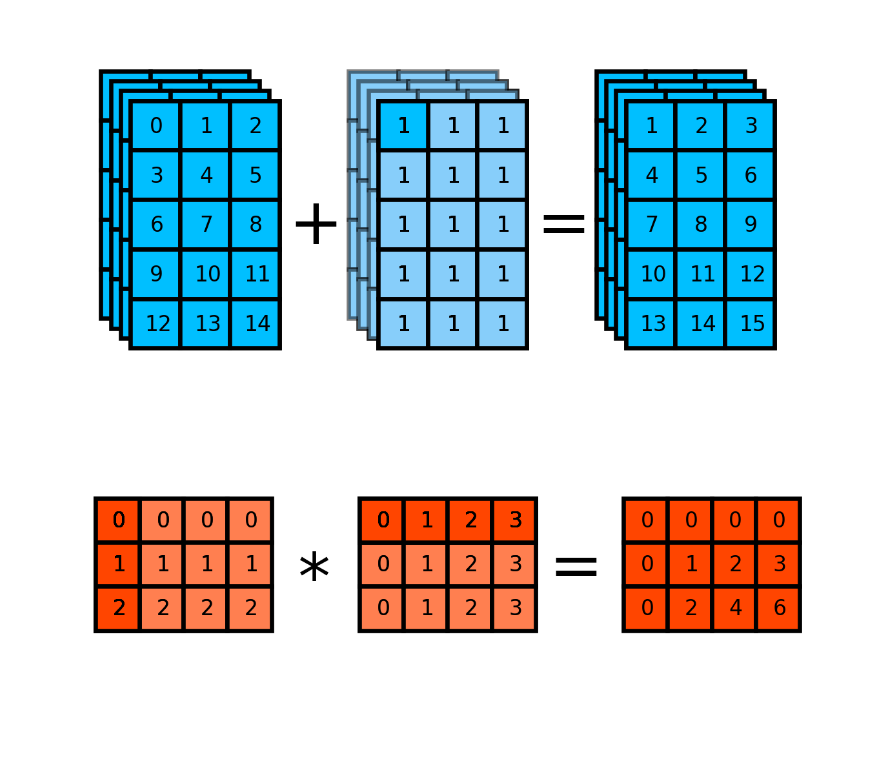
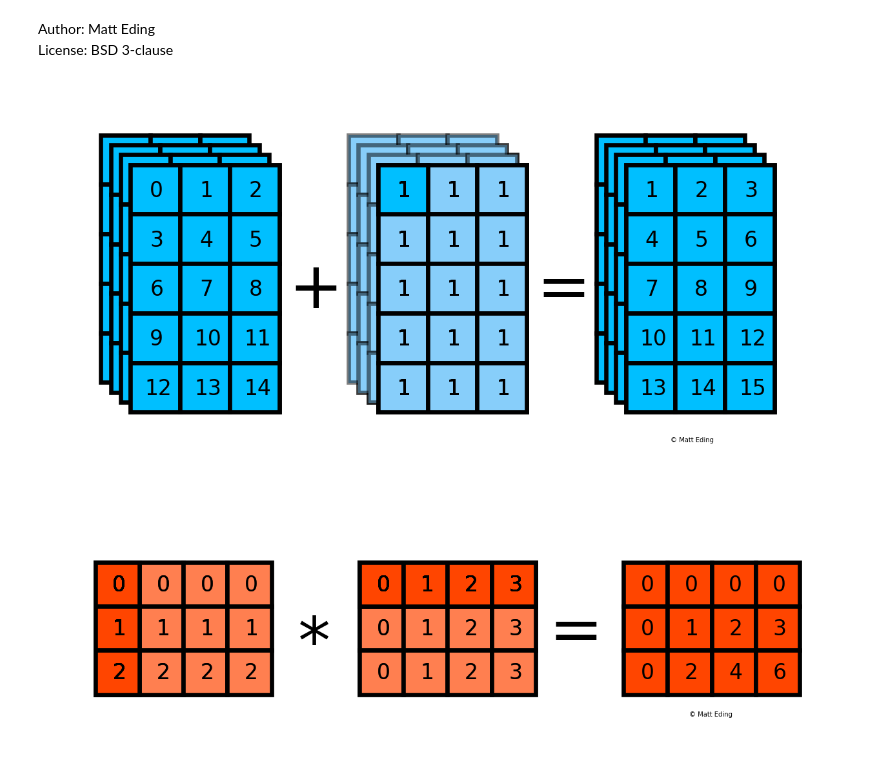
Before and after one commit to MattEding/Python-Article-Resources, a Jupyter notebook: broadcasting/broadcasting.ipynb, the cells around one changed output. Drawn from its saved outputs; the diff is of its cells as text; code cells hidden in the pictures; blank space fills up the shorter version.

```diff
--- a/broadcasting/broadcasting.ipynb
+++ b/broadcasting/broadcasting.ipynb
@@ -1,3 +1,6 @@
+# %% [markdown]
+Author: Matt Eding
+License: BSD 3-clause
 # %%
 from functools import partial
 from pathlib import Path
@@ -47,6 +50,7 @@ arr_plt = partial(array_plot, size=figsize)
 canvas = np.zeros((max_height + 2, max_width + 2))
 plt.imshow(canvas, alpha=0, aspect='equal')
 plt.axis('off')
+plt.text(12, 6.7, '© Matt Eding')
 
 def plot_ndim(arr, depth, color, xo, yo):
     dim_plt = partial(arr_plt, color=color)
@@ -75,41 +79,41 @@ scalar_plt = partial(broadcast_plt, np.reshape(scalar, (1, 1)), xoff=xoff, yoff=
 
 scalar_plt(linestyle='--')
 plt.text(4.3, 4, s='+', fontsize=100)
-# plt.savefig(f'broadcasting', bbox_inches='tight')
+plt.savefig(f'broadcasting', bbox_inches='tight')
 
 # Expand Down
 stacker = arr.copy()
 for h in range(height):
     broadcast_plt(arr, xoff=xoff, yoff=yoff, alpha=0.5)
     arr = np.vstack((arr, stacker))
     scalar_plt()
-#     plt.savefig(f'broadcasting_{h}', bbox_inches='tight')
+    plt.savefig(f'broadcasting_{h}', bbox_inches='tight')
 
 # Expand Across
 arr = arr[:-1]  # undo extra stack
 stacker = arr.copy()
 for w in range(width):
     broadcast_plt(arr, xoff=xoff, yoff=yoff, alpha=0.5)
     arr = np.hstack((arr, stacker))
     scalar_plt()
-#     plt.savefig(f'broadcasting_{h}_{w}', bbox_inches='tight')
+    plt.savefig(f'broadcasting_{h}_{w}', bbox_inches='tight')
 
 # Expand Depth
 arr = arr[:,:-1]  # undo extra stack
 for d in range(depth):
     for i in reversed(range(d+1)):
         xoff = 6 - i * 0.2 + (w + 1) * 0.2
         yoff = 1 - i * 0.2 + (w + 1) * 0.2
         broadcast_plt(arr, xoff=xoff, yoff=yoff, text=False, alpha=0.5)
         if not i:
             broadcast_plt(arr, xoff=xoff, yoff=yoff)
             scalar_plt()
-#     plt.savefig(f'broadcasting_{h}_{w}_{d}', bbox_inches='tight')
+    plt.savefig(f'broadcasting_{h}_{w}_{d}', bbox_inches='tight')
 
 
 # BROADCAST RESULT
 plt.text(9.3, 4, s='=', fontsize=100)
 plot_ndim(rng + scalar, depth, darkcolor, 11, 1)
-# plt.savefig(f'broadcasting_{h}_{w}_{d}_eq.png', bbox_inches='tight')
+plt.savefig(f'broadcasting_{h}_{w}_{d}_eq.png', bbox_inches='tight')
 # %% [output]
-[figure, old version]
+[figure, new version]
@@ -127,6 +143,8 @@ arr_plt = partial(array_plot, size=figsize)
 canvas = np.zeros((max_height + 2, max_width + 2))
 plt.imshow(canvas, alpha=0, aspect='equal')
 plt.axis('off')
+plt.text(14, 4, '© Matt Eding')
+
 
 def plot_ndim(arr, color, xo, yo):
     dim_plt = partial(arr_plt, color=color)
@@ -137,8 +155,6 @@ def plot_ndim(arr, color, xo, yo):
 height, width = 3, 4
 col = np.arange(height)[:,np.newaxis]
 row = np.arange(width)[np.newaxis,:]
-# plot_ndim(col, darkcolor, 1, 1)
-# plot_ndim(row, darkcolor, 7, 1)
 
 broadcast_plt = partial(arr_plt, color=lightcolor, yoff=1)
 col_plt = partial(broadcast_plt, col, xoff=1, color=darkcolor)
@@ -148,7 +164,7 @@ plt.text(5.1, 2.8, s='*', fontsize=100)
 
 col_plt()
 row_plt()
-# plt.savefig(f'broadcasting', bbox_inches='tight')
+plt.savefig(f'broadcasting', bbox_inches='tight')
 
 # Expand Column Across
 arr = col.copy()
@@ -157,7 +173,7 @@ for w in range(width):
     broadcast_plt(arr, xoff=1, alpha=0.5)
     arr = np.hstack((arr, stacker))
     col_plt()
-#     plt.savefig(f'broadcasting_{w}', bbox_inches='tight')
+    plt.savefig(f'broadcasting_{w}', bbox_inches='tight')
 broadcast_plt(arr[:,:-1], xoff=1)
 col_plt()
 
@@ -169,17 +185,17 @@ for h in range(height):
     broadcast_plt(arr, xoff=7, alpha=0.5)
     arr = np.vstack((arr, stacker))
     row_plt()
-#     plt.savefig(f'broadcasting_{w}_{h}', bbox_inches='tight')
+    plt.savefig(f'broadcasting_{w}_{h}', bbox_inches='tight')
 broadcast_plt(arr[:-1], xoff=7)
 row_plt()
-# plt.savefig(f'broadcasting_{w}_{h}_d.png', bbox_inches='tight')
+plt.savefig(f'broadcasting_{w}_{h}_d.png', bbox_inches='tight')
 
 # BROADCAST RESULT
 plt.text(10.8, 2.5, s='=', fontsize=100)
 plot_ndim(row * col, darkcolor, 13, 1)
-# plt.savefig(f'broadcasting_{w}_{h}_eq.png', bbox_inches='tight')
+plt.savefig(f'broadcasting_{w}_{h}_eq.png', bbox_inches='tight')
 # %% [output]
-[figure, old version]
+[figure, new version]
 # %%
 cwd = Path.cwd()
 paths = sorted(p for p in cwd.iterdir() if 'png' in p.suffix)
```
Also changed, not shown: parts of 1 cell of this notebook, 28 other files.
